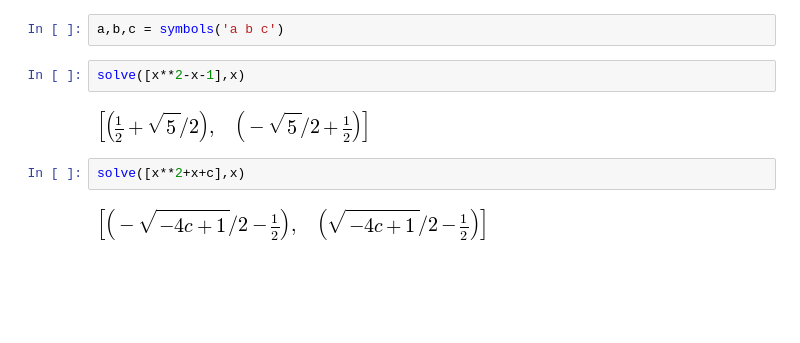
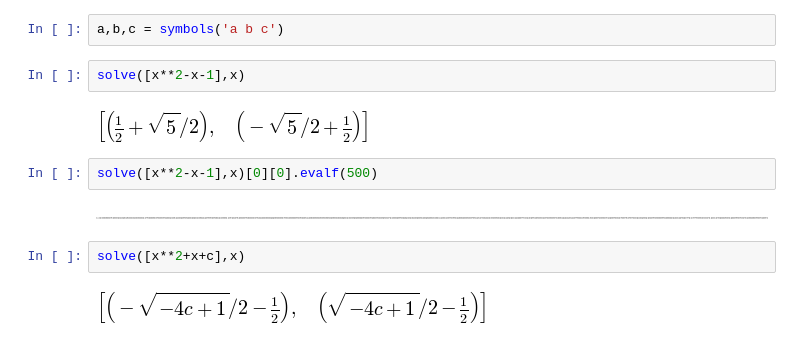
Before and after one commit to Davidjohnwilson/mathinvestigations, a Jupyter notebook: SymPy Investigation.ipynb, the cells around one changed output. Drawn from its saved outputs; the diff is of its cells as text; blank space fills up the shorter version.

```diff
--- a/SymPy Investigation.ipynb
+++ b/SymPy Investigation.ipynb
@@ -137,6 +137,10 @@ a,b,c = symbols('a b c')
 solve([x**2-x-1],x)
 # %% [output]
 [figure]
+# %%
+solve([x**2-x-1],x)[0][0].evalf(500)
+# %% [output]
+[figure, added]
 # %%
 solve([x**2+x+c],x)
 # %% [output]
```
Also changed, not shown: parts of 1 cell of this notebook.
